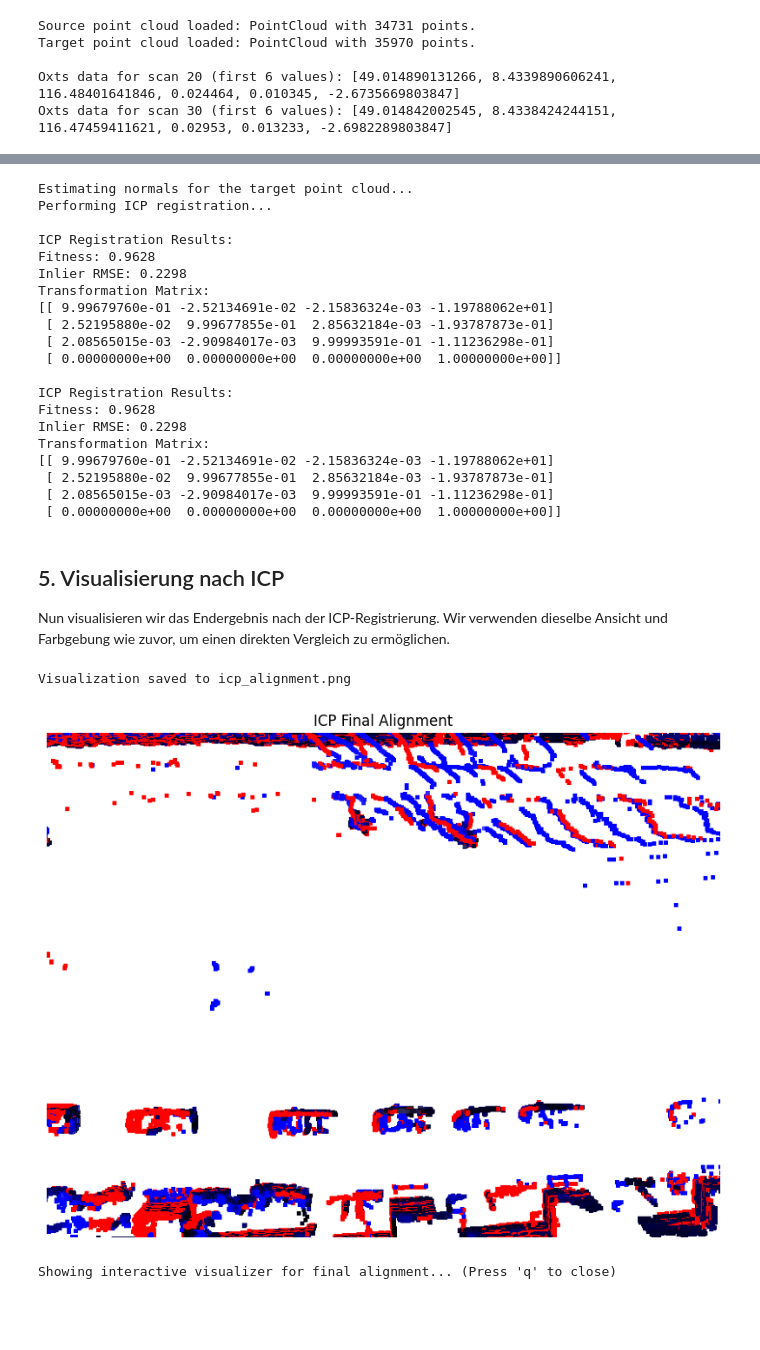
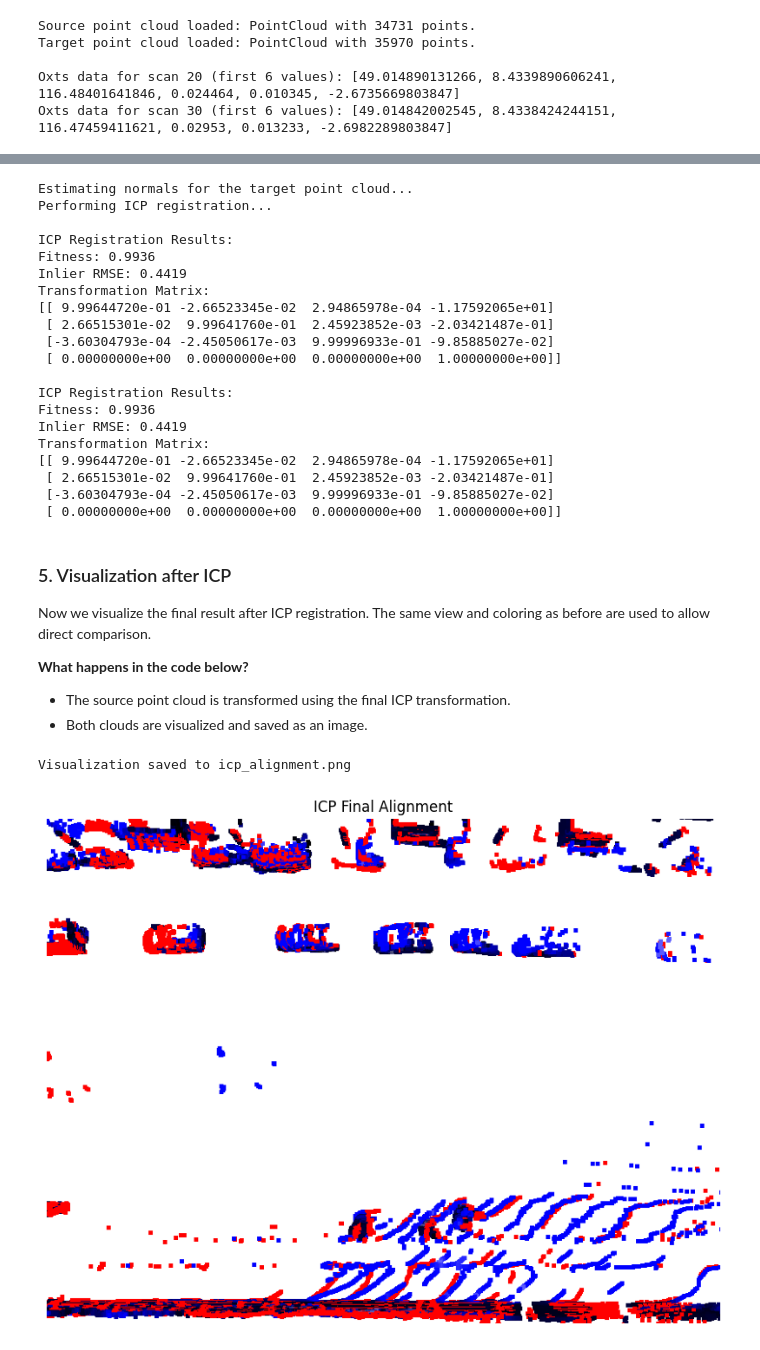
Before and after one commit to LGerstla01/ASPSU-Projects, a Jupyter notebook: Perception/Projekt/3 LiDAR Data and ICP.ipynb, the cells around one changed output, grey strips where cells are left out. Drawn from its saved outputs; the diff is of its cells as text; code cells hidden in the pictures; blank space fills up the shorter version.

```diff
--- a/Perception/Projekt/3 LiDAR Data and ICP.ipynb
+++ b/Perception/Projekt/3 LiDAR Data and ICP.ipynb
@@ -257,26 +209,25 @@ Wir verwenden die Point-to-Plane-ICP-Variante, da sie oft schneller konvergiert
 # %%
 if 'pcd_target' in locals():
-    # ICP-Parameter
-    # Der Distanzschwellenwert ist der wichtigste Parameter.
-    # Er definiert die maximale Entfernung für die Zuordnung von Korrespondenzen.
-    threshold = 1.0  # in Metern
+    # ICP parameters
+    # The distance threshold is the most important parameter.
+    # It defines the maximum distance for correspondence matching.
+    threshold = 5.0  # in meters (empirically chosen)
 
-    # Wir verwenden die Point-to-Plane ICP-Variante. Dafür müssen Normalen geschätzt werden.
-    # Wir schätzen die Normalen für die Ziel-Punktwolke.
+    # We use the point-to-plane ICP variant. Normals must be estimated for the target cloud.
     print("Estimating normals for the target point cloud...")
     pcd_target.estimate_normals(
         search_param=o3d.geometry.KDTreeSearchParamHybrid(radius=2.0, max_nn=30))
 
-    # Führe die ICP-Registrierung durch
+    # Perform ICP registration
     print("Performing ICP registration...")
     reg_p2l = o3d.pipelines.registration.registration_icp(
         pcd_source, pcd_target, threshold, initial_transform,
         o3d.pipelines.registration.TransformationEstimationPointToPlane(),
         o3d.pipelines.registration.ICPConvergenceCriteria(relative_fitness=1e-6,
                                                           relative_rmse=1e-6,
-                                                          max_iteration=200))
+                                                          max_iteration=500))
 
-    # Ergebnisse ausgeben
+    # Output results
     print("\nICP Registration Results:")
     print(f"Fitness: {reg_p2l.fitness:.4f}")
     print(f"Inlier RMSE: {reg_p2l.inlier_rmse:.4f}")
@@ -292,56 +243,48 @@ Estimating normals for the target point cloud...
 Performing ICP registration...
 
 ICP Registration Results:
-Fitness: 0.9628
-Inlier RMSE: 0.2298
+Fitness: 0.9936
+Inlier RMSE: 0.4419
 Transformation Matrix:
-[[ 9.99679760e-01 -2.52134691e-02 -2.15836324e-03 -1.19788062e+01]
- [ 2.52195880e-02  9.99677855e-01  2.85632184e-03 -1.93787873e-01]
- [ 2.08565015e-03 -2.90984017e-03  9.99993591e-01 -1.11236298e-01]
+[[ 9.99644720e-01 -2.66523345e-02  2.94865978e-04 -1.17592065e+01]
+ [ 2.66515301e-02  9.99641760e-01  2.45923852e-03 -2.03421487e-01]
+ [-3.60304793e-04 -2.45050617e-03  9.99996933e-01 -9.85885027e-02]
  [ 0.00000000e+00  0.00000000e+00  0.00000000e+00  1.00000000e+00]]
 
 ICP Registration Results:
-Fitness: 0.9628
-Inlier RMSE: 0.2298
+Fitness: 0.9936
+Inlier RMSE: 0.4419
 Transformation Matrix:
-[[ 9.99679760e-01 -2.52134691e-02 -2.15836324e-03 -1.19788062e+01]
- [ 2.52195880e-02  9.99677855e-01  2.85632184e-03 -1.93787873e-01]
- [ 2.08565015e-03 -2.90984017e-03  9.99993591e-01 -1.11236298e-01]
+[[ 9.99644720e-01 -2.66523345e-02  2.94865978e-04 -1.17592065e+01]
+ [ 2.66515301e-02  9.99641760e-01  2.45923852e-03 -2.03421487e-01]
+ [-3.60304793e-04 -2.45050617e-03  9.99996933e-01 -9.85885027e-02]
  [ 0.00000000e+00  0.00000000e+00  0.00000000e+00  1.00000000e+00]]
 # %% [markdown]
-## 5. Visualisierung nach ICP
+### 5. Visualization after ICP
 
-Nun visualisieren wir das Endergebnis nach der ICP-Registrierung. Wir verwenden dieselbe Ansicht und Farbgebung wie zuvor, um einen direkten Vergleich zu ermöglichen.
+Now we visualize the final result after ICP registration. The same view and coloring as before are used to allow direct comparison.
+
+**What happens in the code below?**
+
+- The source point cloud is transformed using the final ICP transformation.
+- Both clouds are visualized and saved as an image.
 # %%
-# Visualisierung nach ICP-Registrierung
+# Visualization after ICP registration
 if 'pcd_source' in locals():
     icp_image_path = draw_registration_result(pcd_source, pcd_target, final_icp_transform,
                                          "ICP Final Alignment", "icp_alignment.png")
     img = mpimg.imread(icp_image_path)
     plt.figure(figsize=(10, 8))
     plt.imshow(img)
     plt.title("ICP Final Alignment")
     plt.axis('off')
     plt.show()
 
-    # Interaktiven Visualizer anzeigen
-    print("Showing interactive visualizer for final alignment... (Press 'q' to close)")
-    source_temp = copy.deepcopy(pcd_source)
-    target_temp = copy.deepcopy(pcd_target)
-    source_temp.paint_uniform_color([1, 0, 0])
-    target_temp.paint_uniform_color([0, 0, 1])
-    source_temp.transform(final_icp_transform)
-    o3d.visualization.draw_geometries([source_temp, target_temp],
-                                      window_name="ICP Final Alignment (Interactive)",
-                                      width=800, height=600,
-                                      lookat=[10, 0, 0],
-                                      front=[0, -0.1, -1],
-                                      up=[0, -1, 0],
-                                      zoom=0.1)
+    if INTERACTIVE_VISUALIZATION:
+        show_interactive_registration(pcd_source, pcd_target, final_icp_transform, window_name="ICP Final Alignment (Interactive)")
 else:
     print("Point clouds not loaded. Please run the data loading cell first.")
 # %% [output]
 Visualization saved to icp_alignment.png
-[figure, old version]
+[figure, new version]
-Showing interactive visualizer for final alignment... (Press 'q' to close)
 # %% [markdown]
```
Also changed, not shown: parts of 13 cells of this notebook, 7 other files.
